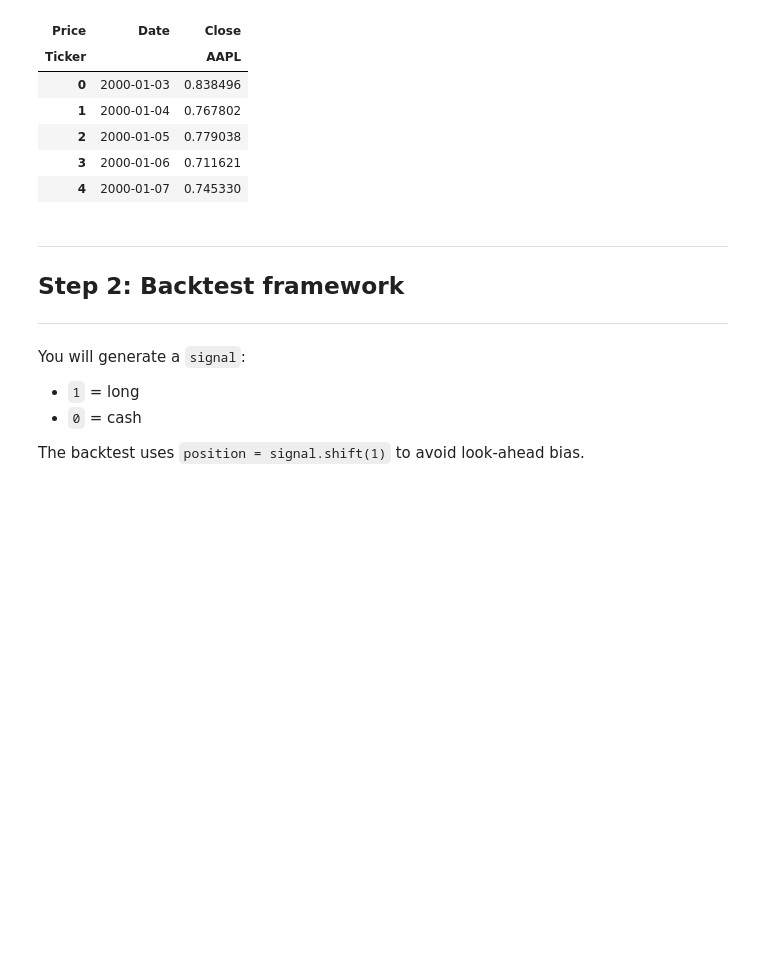
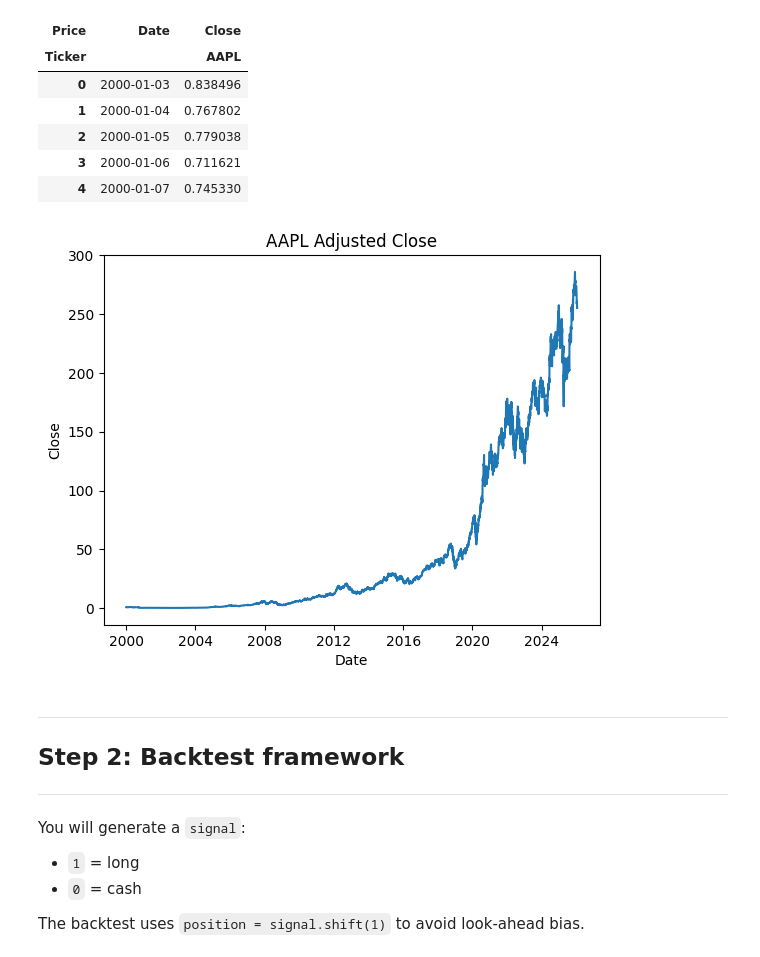
Before and after one commit to taliashapiro05/Momentum_assignment-1-, a Jupyter notebook: Momentum_assignment.ipynb, the cells around one changed output. Cells and saved outputs as stored; diff of their text form; code cells hidden in the pictures; blank space fills up the shorter version.

Commit message:
added graph

```diff
--- a/Momentum_assignment.ipynb
+++ b/Momentum_assignment.ipynb
@@ -229,8 +229,8 @@ def get_price_data(ticker, start_date="2000-01-01", end_date="2026-01-19"):
 
     return df
 
-
-df = get_price_data("AAPL")
+ticker = "AAPL"
+df = get_price_data(ticker)
 df.head()
 # %% [output]
 [*********************100%***********************]  1 of 1 completed
@@ -241,6 +241,18 @@ df.head()
 | 2 | 2000-01-05 | 0.779038 |
 | 3 | 2000-01-06 | 0.711621 |
 | 4 | 2000-01-07 | 0.745330 |
+# %%
+# Display the visualisation of the data
+import matplotlib.pyplot as plt
+
+plt.figure()
+plt.plot(df["Date"], df["Close"])
+plt.title(f"{ticker} Adjusted Close")
+plt.xlabel("Date")
+plt.ylabel("Close")
+plt.show()
+# %% [output]
+[figure, added]
 # %% [markdown]
 ---
 ## Step 2: Backtest framework
```
Also changed, not shown: parts of 6 cells of this notebook.
